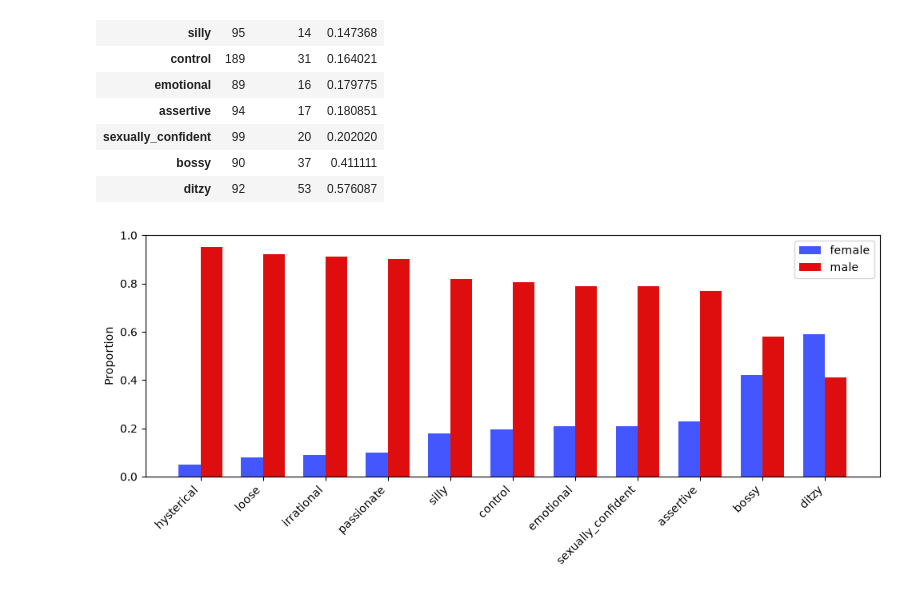
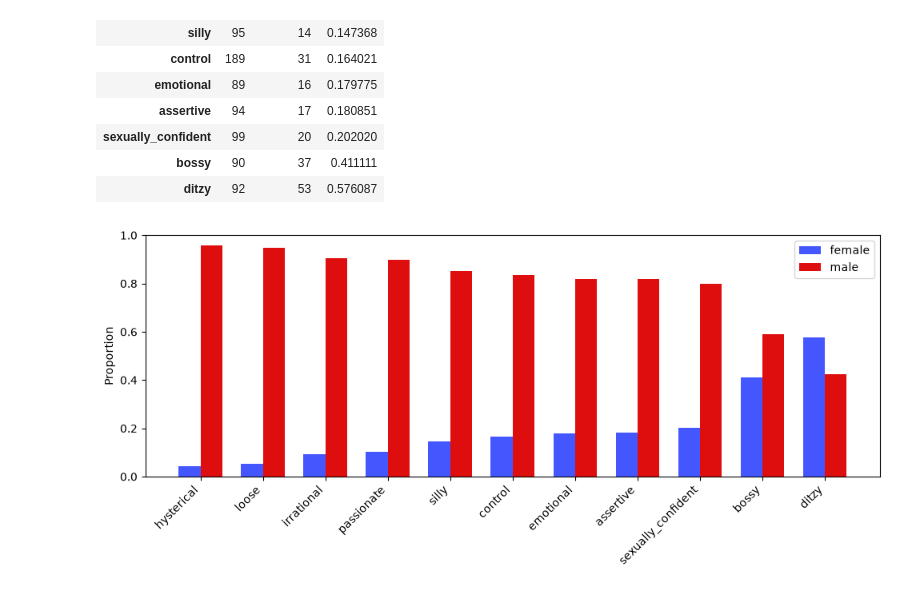
Before and after one commit to vill0700/02445_project_work, a Jupyter notebook: Project_work/Workbook.ipynb, the cells around one changed output. Cells and saved outputs as stored; diff of their text form; code cells hidden in the pictures.

```diff
--- a/Project_work/Workbook.ipynb
+++ b/Project_work/Workbook.ipynb
@@ -79,23 +79,25 @@ summary.sort_values('p_female')
 | ditzy | 92 | 53 | 0.576087 |
 # %%
 # plot p_female and p_male per adjective
+plot_df = summary.sort_values('p_female')
+
 p_female = plot_df['p_female']
 p_male = 1 - p_female
 
 labels = plot_df.index.tolist()
 x = np.arange(len(labels))
 width = 0.35
 
 fig, ax = plt.subplots(figsize=(10, 4.5))
 ax.bar(x - width/2, p_female, width, label='female', color="#001affbb")
 ax.bar(x + width/2, p_male, width, label='male', color="#de0e0e")
 
 ax.set_xticks(x)
 ax.set_xticklabels(labels, rotation=45, ha='right')
 ax.set_ylabel('Proportion')
 ax.set_ylim(0, 1)
 ax.legend()
 fig.tight_layout()
 plt.show()
 # %% [output]
-[figure, old version]
+[figure, new version]
```
